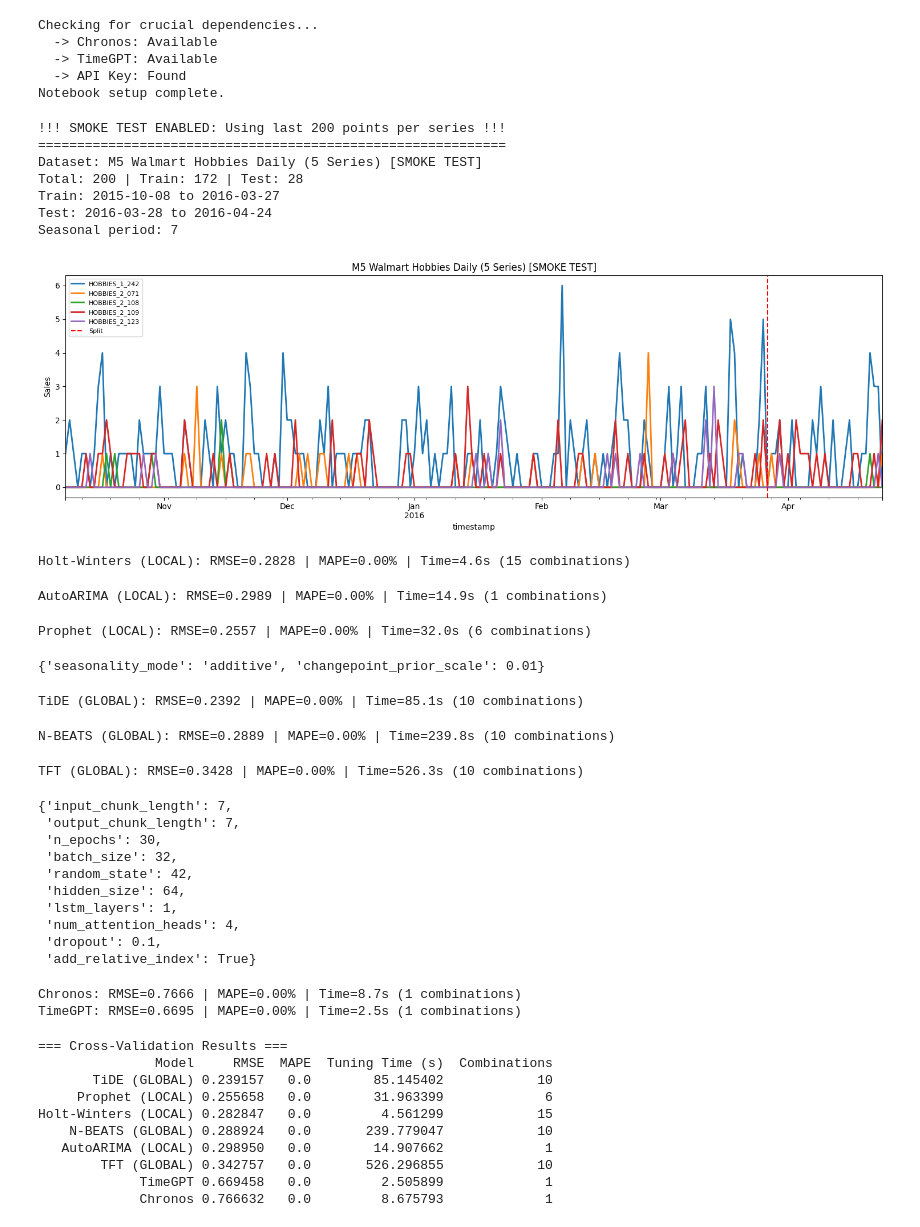
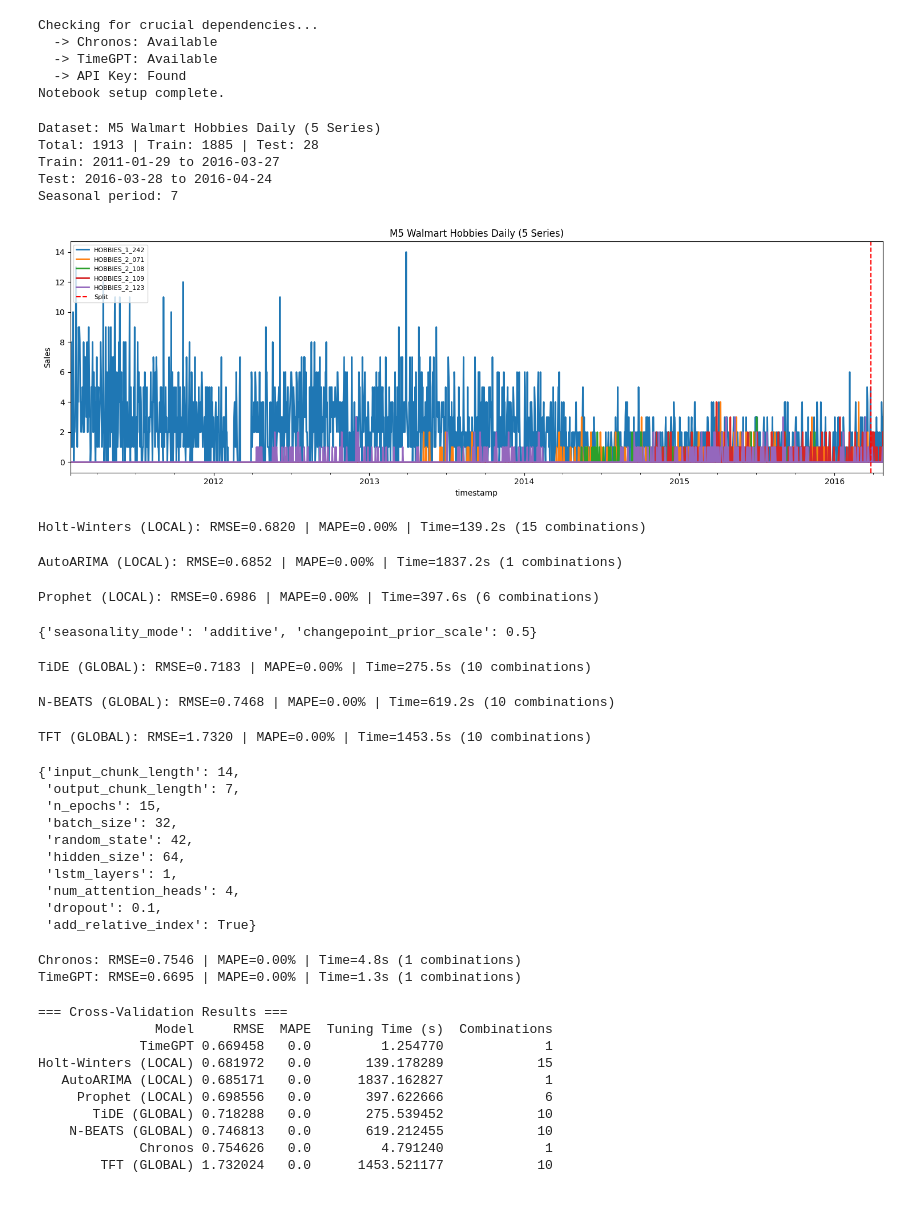
Before and after one commit to ContiHan/Statistika, a Jupyter notebook: forecasting/04_forecasting_m5_walmart_daily.ipynb, the cells around one changed output. Saved outputs shown, nothing was run; the diff lists cells and outputs as text; code cells hidden in the pictures.

Commit message:
04 forecast full dataset

```diff
--- a/forecasting/04_forecasting_m5_walmart_daily.ipynb
+++ b/forecasting/04_forecasting_m5_walmart_daily.ipynb
@@ -80,7 +80,7 @@ for uid in df[DATASET_CONFIG["id_column"]].unique():
         )
 
 # === SMOKE TEST (Subset for faster tuning) ===
-SMOKE_TEST = True
+SMOKE_TEST = False
 SMOKE_TEST_POINTS = 200
 
 if SMOKE_TEST:
@@ -123,39 +123,37 @@ all_future_covs_scaled = (
 past_scaler = Scaler()
 train_past_covs_scaled = (
     past_scaler.fit_transform(train_past_covs) if train_past_covs else None
 )
 all_past_covs_scaled = past_scaler.transform(all_past_covs) if all_past_covs else None
 
 # Static Covariates for Embeddings
 static_cov_transformer = StaticCovariatesTransformer()
 train_scaled = static_cov_transformer.fit_transform(train_scaled)
 
 # Print Dataset Summary
 print(f"Dataset: {DATASET_CONFIG['name']}" + (" [SMOKE TEST]" if SMOKE_TEST else ""))
 print(f"Total: {len(all_series[0])} | Train: {len(train_series[0])} | Test: {len(test_series[0])}")
 print(f"Train: {train_series[0].start_time().date()} to {train_series[0].end_time().date()}")
 print(f"Test: {test_series[0].start_time().date()} to {test_series[0].end_time().date()}")
 print(f"Seasonal period: {DATASET_CONFIG['seasonal_period']}")
 
 # Visualize Train/Test Split for the all series
 fig, ax = plt.subplots(figsize=(15, 5))
 for i, s in enumerate(all_series):
     s.plot(ax=ax, label=f'{s.static_covariates["unique_id"].values[0]}')
 ax.axvline(x=split_time, color='red', linestyle='--', label='Split')
 ax.set_title(f'{DATASET_CONFIG["name"]}' + (' [SMOKE TEST]' if SMOKE_TEST else ''))
 ax.set_ylabel(DATASET_CONFIG.get('value_unit', 'Value'))
 ax.legend(loc='upper left', fontsize=8)
 plt.tight_layout()
 plt.show()
 # %% [output]
-!!! SMOKE TEST ENABLED: Using last 200 points per series !!!
-============================================================
-Dataset: M5 Walmart Hobbies Daily (5 Series) [SMOKE TEST]
-Total: 200 | Train: 172 | Test: 28
-Train: 2015-10-08 to 2016-03-27
+Dataset: M5 Walmart Hobbies Daily (5 Series)
+Total: 1913 | Train: 1885 | Test: 28
+Train: 2011-01-29 to 2016-03-27
 Test: 2016-03-28 to 2016-04-24
 Seasonal period: 7
-[figure, old version]
+[figure, new version]
 # %%
 # 3. Constants
 
@@ -208,10 +206,10 @@ run_tuning_local_and_eval(
     test_periods=TEST_PERIODS,
 )
 # %% [output]
-Holt-Winters (LOCAL): RMSE=0.2828 | MAPE=0.00% | Time=4.6s (15 combinations)
+Holt-Winters (LOCAL): RMSE=0.6820 | MAPE=0.00% | Time=139.2s (15 combinations)
-AutoARIMA (LOCAL): RMSE=0.2989 | MAPE=0.00% | Time=14.9s (1 combinations)
+AutoARIMA (LOCAL): RMSE=0.6852 | MAPE=0.00% | Time=1837.2s (1 combinations)
-Prophet (LOCAL): RMSE=0.2557 | MAPE=0.00% | Time=32.0s (6 combinations)
+Prophet (LOCAL): RMSE=0.6986 | MAPE=0.00% | Time=397.6s (6 combinations)
-{'seasonality_mode': 'additive', 'changepoint_prior_scale': 0.01}
+{'seasonality_mode': 'additive', 'changepoint_prior_scale': 0.5}
 # %%
 # 5. Deep Learning Models (GLOBAL)
 
@@ -266,12 +264,12 @@ run_tuning_global_and_eval(
     test_periods=TEST_PERIODS,
 )
 # %% [output]
-TiDE (GLOBAL): RMSE=0.2392 | MAPE=0.00% | Time=85.1s (10 combinations)
+TiDE (GLOBAL): RMSE=0.7183 | MAPE=0.00% | Time=275.5s (10 combinations)
-N-BEATS (GLOBAL): RMSE=0.2889 | MAPE=0.00% | Time=239.8s (10 combinations)
+N-BEATS (GLOBAL): RMSE=0.7468 | MAPE=0.00% | Time=619.2s (10 combinations)
-TFT (GLOBAL): RMSE=0.3428 | MAPE=0.00% | Time=526.3s (10 combinations)
+TFT (GLOBAL): RMSE=1.7320 | MAPE=0.00% | Time=1453.5s (10 combinations)
-{'input_chunk_length': 7,
+{'input_chunk_length': 14,
  'output_chunk_length': 7,
- 'n_epochs': 30,
+ 'n_epochs': 15,
  'batch_size': 32,
  'random_state': 42,
  'hidden_size': 64,
@@ -284,8 +282,8 @@ TFT (GLOBAL): RMSE=0.3428 | MAPE=0.00% | Time=526.3s (10 combinations)
 
 run_foundation_models(tracker, train_series, test_series, DATASET_CONFIG["frequency"])
 # %% [output]
-Chronos: RMSE=0.7666 | MAPE=0.00% | Time=8.7s (1 combinations)
-TimeGPT: RMSE=0.6695 | MAPE=0.00% | Time=2.5s (1 combinations)
+Chronos: RMSE=0.7546 | MAPE=0.00% | Time=4.8s (1 combinations)
+TimeGPT: RMSE=0.6695 | MAPE=0.00% | Time=1.3s (1 combinations)
 # %%
 # 7. Results Comparison (Cross-Validation Metrics)
 
@@ -299,14 +297,14 @@ print(
 # %% [output]
 === Cross-Validation Results ===
                Model     RMSE  MAPE  Tuning Time (s)  Combinations
-       TiDE (GLOBAL) 0.239157   0.0        85.145402            10
-     Prophet (LOCAL) 0.255658   0.0        31.963399             6
-Holt-Winters (LOCAL) 0.282847   0.0         4.561299            15
-    N-BEATS (GLOBAL) 0.288924   0.0       239.779047            10
-   AutoARIMA (LOCAL) 0.298950   0.0        14.907662             1
-        TFT (GLOBAL) 0.342757   0.0       526.296855            10
-             TimeGPT 0.669458   0.0         2.505899             1
-             Chronos 0.766632   0.0         8.675793             1
+             TimeGPT 0.669458   0.0         1.254770             1
+Holt-Winters (LOCAL) 0.681972   0.0       139.178289            15
+   AutoARIMA (LOCAL) 0.685171   0.0      1837.162827             1
+     Prophet (LOCAL) 0.698556   0.0       397.622666             6
+       TiDE (GLOBAL) 0.718288   0.0       275.539452            10
+    N-BEATS (GLOBAL) 0.746813   0.0       619.212455            10
+             Chronos 0.754626   0.0         4.791240             1
+        TFT (GLOBAL) 1.732024   0.0      1453.521177            10
 # %%
 # 8. Train Final Predictions for ALL Models (for Statistical Comparison)
 
```
Also changed, not shown: parts of 1 cell of this notebook, 7 other files.
